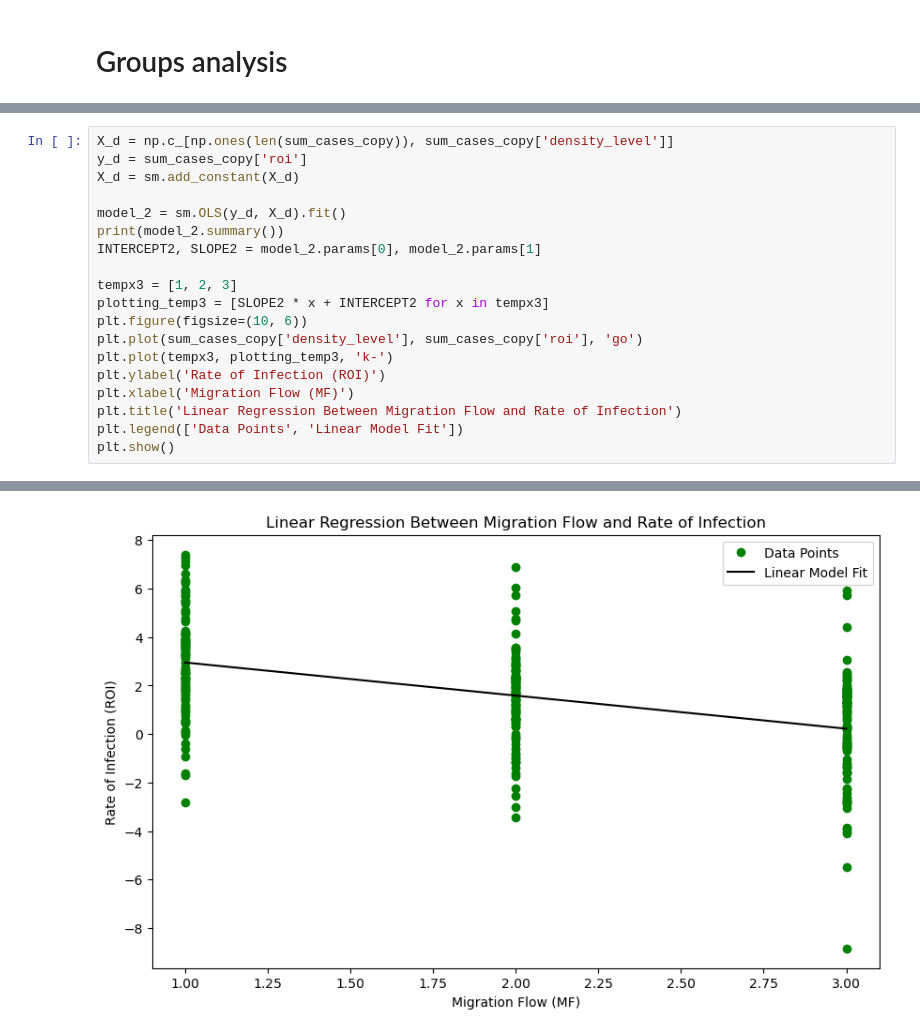
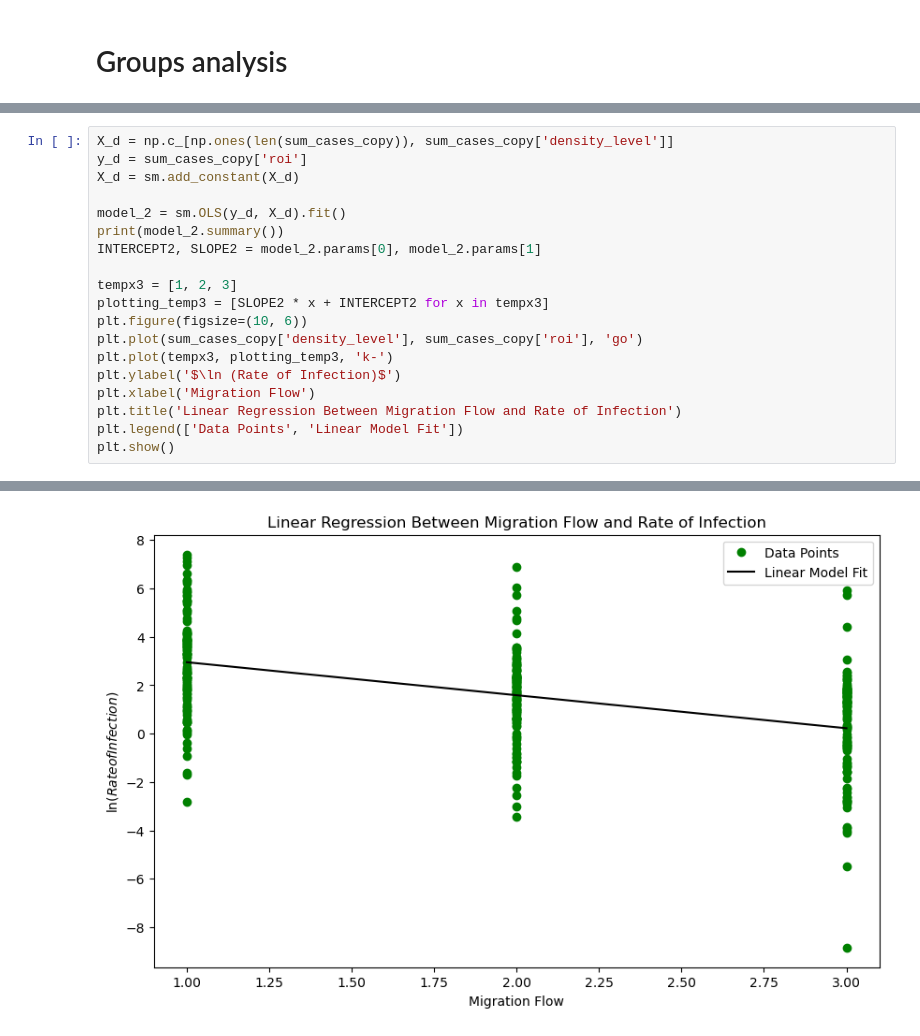
Before and after one commit to BeltranVV/Project1, a Jupyter notebook: Project-Copy1.ipynb, the cells around one changed output, grey strips where cells are left out. Drawn from its saved outputs; the diff is of its cells as text.

```diff
--- a/Project-Copy1.ipynb
+++ b/Project-Copy1.ipynb
@@ -283,8 +277,8 @@ plotting_temp3 = [SLOPE2 * x + INTERCEPT2 for x in tempx3]
 plt.figure(figsize=(10, 6))
 plt.plot(sum_cases_copy['density_level'], sum_cases_copy['roi'], 'go')
 plt.plot(tempx3, plotting_temp3, 'k-')
-plt.ylabel('Rate of Infection (ROI)')
-plt.xlabel('Migration Flow (MF)')
+plt.ylabel('$\ln (Rate of Infection)$')
+plt.xlabel('Migration Flow')
 plt.title('Linear Regression Between Migration Flow and Rate of Infection')
 plt.legend(['Data Points', 'Linear Model Fit'])
 plt.show()
@@ -299,11 +293,11 @@ Time:                        01:10:04   Log-Likelihood:                -679.83
 No. Observations:                 320   AIC:                             1364.
 Df Residuals:                     318   BIC:                             1371.
 Df Model:                           1
 Covariance Type:            nonrobust
 ==============================================================================
 ... (9 lines left out)
 ==============================================================================
 
 Notes:
 [1] Standard Errors assume that the covariance matrix of the errors is correctly specified.
-[figure, old version]
+[figure, new version]
```
Also changed, not shown: parts of 9 cells of this notebook.
